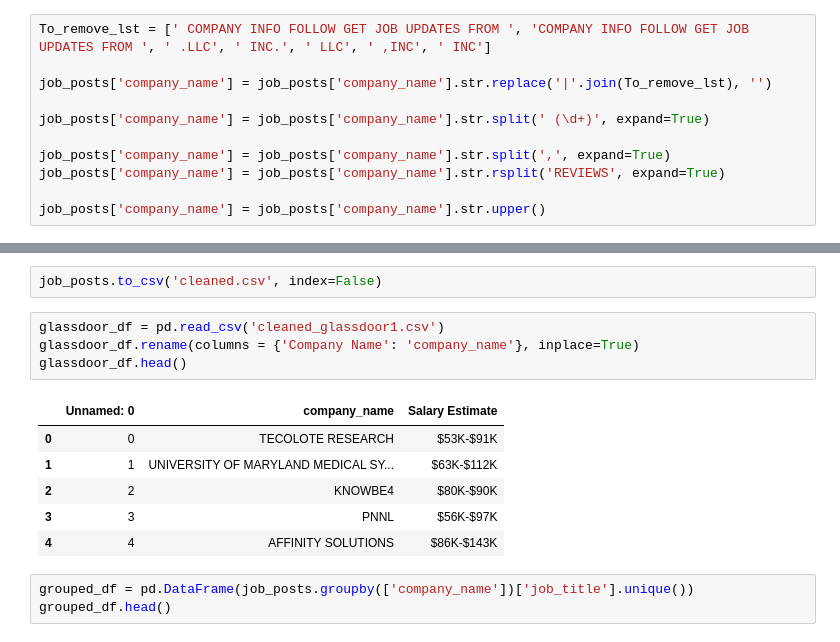
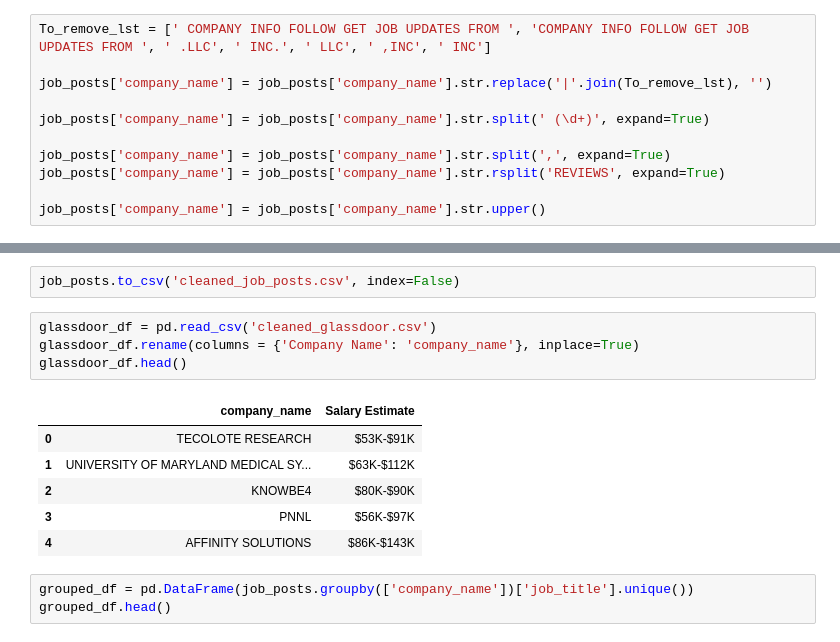
Before and after one commit to lcswsher/13_Project_2, a Jupyter notebook: ETL.ipynb, the cells around one changed output, grey strips where cells are left out. Saved outputs shown, nothing was run; the diff lists cells and outputs as text.

Commit message:
final cleaned up csv files

```diff
--- a/ETL.ipynb
+++ b/ETL.ipynb
@@ -103,16 +103,16 @@ df1.sort_values(['index']).head()
 # %%
-job_posts.to_csv('cleaned.csv', index=False)
+job_posts.to_csv('cleaned_job_posts.csv', index=False)
 # %%
-glassdoor_df = pd.read_csv('cleaned_glassdoor1.csv')
+glassdoor_df = pd.read_csv('cleaned_glassdoor.csv')
 glassdoor_df.rename(columns = {'Company Name': 'company_name'}, inplace=True)
 glassdoor_df.head()
 # %% [output]
-|  | Unnamed: 0 | company_name | Salary Estimate |
-| 0 | 0 | TECOLOTE RESEARCH | $53K-$91K |
-| 1 | 1 | UNIVERSITY OF MARYLAND MEDICAL SY... | $63K-$112K |
-| 2 | 2 | KNOWBE4 | $80K-$90K |
-| 3 | 3 | PNNL | $56K-$97K |
-| 4 | 4 | AFFINITY SOLUTIONS | $86K-$143K |
+|  | company_name | Salary Estimate |
+| 0 | TECOLOTE RESEARCH | $53K-$91K |
+| 1 | UNIVERSITY OF MARYLAND MEDICAL SY... | $63K-$112K |
+| 2 | KNOWBE4 | $80K-$90K |
+| 3 | PNNL | $56K-$97K |
+| 4 | AFFINITY SOLUTIONS | $86K-$143K |
 # %%
 grouped_df = pd.DataFrame(job_posts.groupby(['company_name'])['job_title'].unique())
 grouped_df.head()
```
Also changed, not shown: parts of 2 cells of this notebook, 4 other files.
